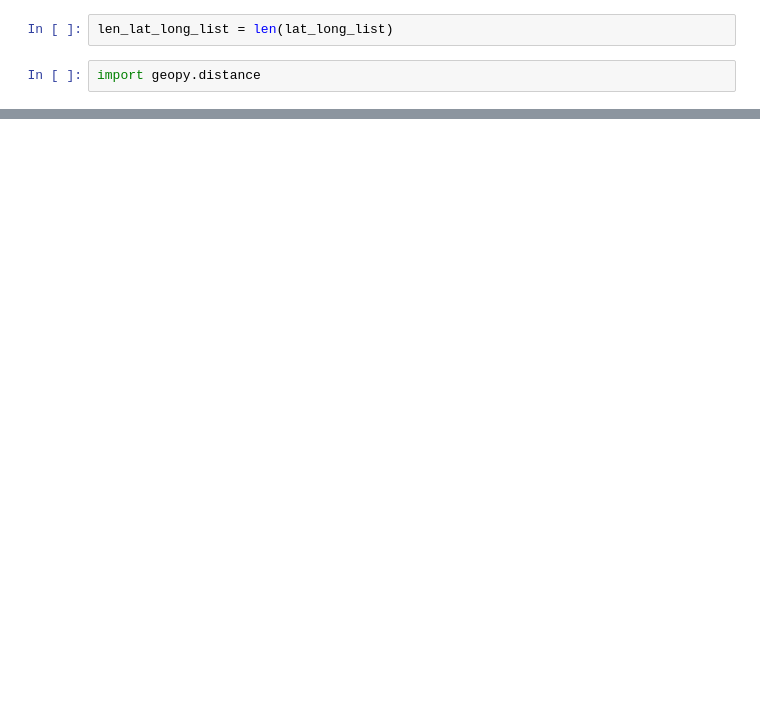
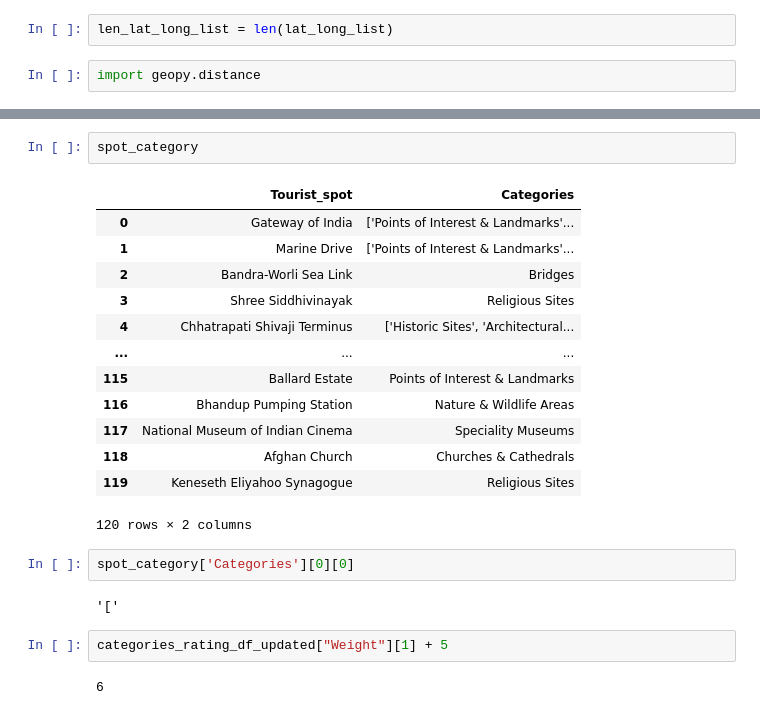
Before and after one commit to prachitibapat/tourist-recommender, a Jupyter notebook: Untitled.ipynb, the cells around one changed output, grey strips where cells are left out. Drawn from its saved outputs; the diff is of its cells as text; blank space fills up the shorter version.

```diff
--- a/Untitled.ipynb
+++ b/Untitled.ipynb
@@ -256,0 +346,24 @@ for x in lat_long_list:
+# %%
+spot_category
+# %% [output]
+|  | Tourist_spot | Categories |
+| 0 | Gateway of India | ['Points of Interest & Landmarks'... |
+| 1 | Marine Drive | ['Points of Interest & Landmarks'... |
+| 2 | Bandra-Worli Sea Link | Bridges |
+| 3 | Shree Siddhivinayak | Religious Sites |
+| 4 | Chhatrapati Shivaji Terminus | ['Historic Sites', 'Architectural... |
+| ... | ... | ... |
+| 115 | Ballard Estate | Points of Interest & Landmarks |
+| 116 | Bhandup Pumping Station | Nature & Wildlife Areas |
+| 117 | National Museum of Indian Cinema | Speciality Museums |
+| 118 | Afghan Church | Churches & Cathedrals |
+| 119 | Keneseth Eliyahoo Synagogue | Religious Sites |
+120 rows × 2 columns
+# %%
+spot_category['Categories'][0][0]
+# %% [output]
+'['
+# %%
+categories_rating_df_updated["Weight"][1] + 5
+# %% [output]
+6
```
Also changed, not shown: parts of 33 cells of this notebook.
